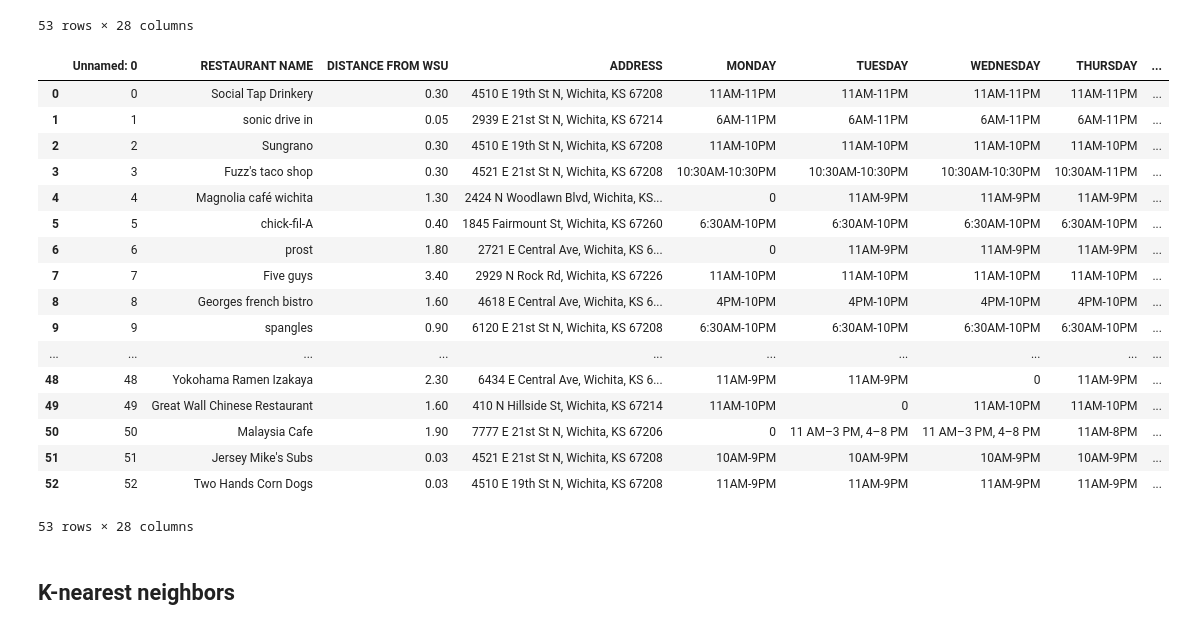
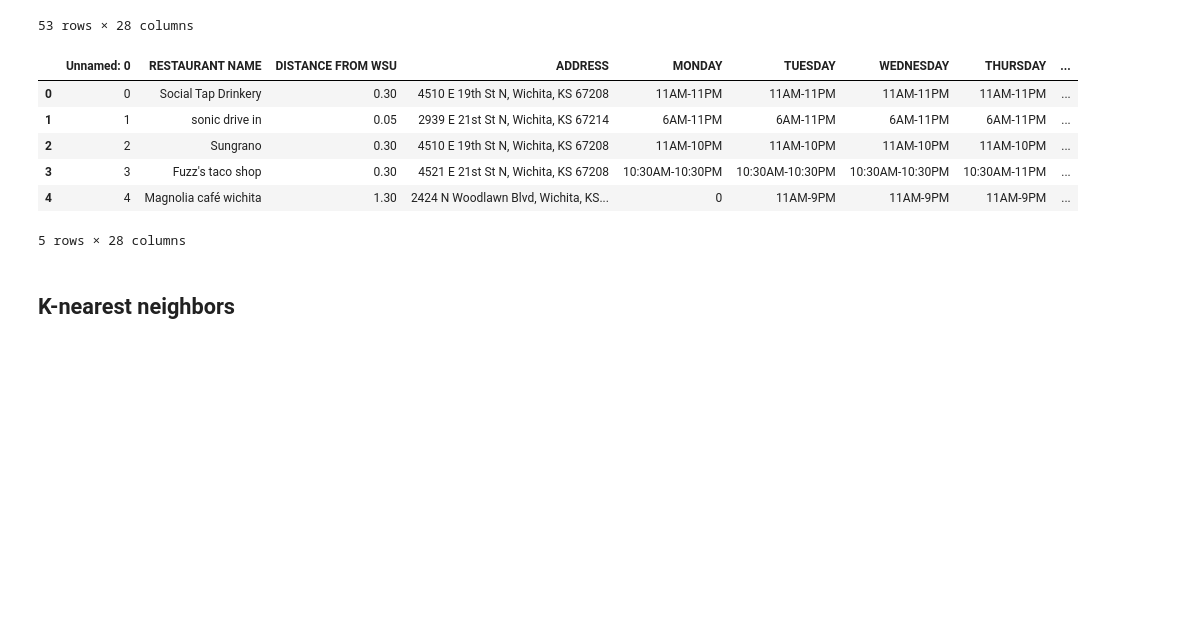
Before and after one commit to MarshallMor/Data-Science-Project, a Jupyter notebook: Group 5 Milestone 2.ipynb, the cells around one changed output. Cells and saved outputs as stored; diff of their text form; code cells hidden in the pictures; blank space fills up the shorter version.

```diff
--- a/Group 5 Milestone 2.ipynb
+++ b/Group 5 Milestone 2.ipynb
@@ -244,36 +244,25 @@ apartments_pd['Address']=apartments_pd['Address'].replace('N Vassar (Avenue|Ave)
 # %%
 #UNCOMMENT LINE BELOW TO REQUEST LAT AND LONG UPDATES, Don't run this too many times, can get blacklisted with too many repeat attempts. Supposed to cache the result
 # apartments_pd['location'] = apartments_pd['Address'].progress_apply(geocode)
 #apartments_pd['LATITUDE'] = apartments_pd['location'].apply(lambda loc: loc.latitude if loc else None)
 #apartments_pd['LONGITUDE'] = apartments_pd['location'].apply(lambda loc: loc.longitude if loc else None)
 
 #apartments_pd
 
 #apartments_pd.to_csv('apartments_with_geolocation.csv')
 
 #Otherwise just read file that I saved
 apartments_geolocation = pd.read_csv('restaurants_with_geolocation.csv')
 
-apartments_geolocation
+apartments_geolocation.head(5)
 # %% [output]
 |  | Unnamed: 0 | RESTAURANT NAME | DISTANCE FROM WSU | ADDRESS | MONDAY | TUESDAY | WEDNESDAY | THURSDAY | ... |
 | 0 | 0 | Social Tap Drinkery | 0.30 | 4510 E 19th St N, Wichita, KS 67208 | 11AM-11PM | 11AM-11PM | 11AM-11PM | 11AM-11PM | ... |
 | 1 | 1 | sonic drive in | 0.05 | 2939 E 21st St N, Wichita, KS 67214 | 6AM-11PM | 6AM-11PM | 6AM-11PM | 6AM-11PM | ... |
 | 2 | 2 | Sungrano | 0.30 | 4510 E 19th St N, Wichita, KS 67208 | 11AM-10PM | 11AM-10PM | 11AM-10PM | 11AM-10PM | ... |
 | 3 | 3 | Fuzz's taco shop | 0.30 | 4521 E 21st St N, Wichita, KS 67208 | 10:30AM-10:30PM | 10:30AM-10:30PM | 10:30AM-10:30PM | 10:30AM-11PM | ... |
 | 4 | 4 | Magnolia café wichita | 1.30 | 2424 N Woodlawn Blvd, Wichita, KS... | 0 | 11AM-9PM | 11AM-9PM | 11AM-9PM | ... |
-| 5 | 5 | chick-fil-A | 0.40 | 1845 Fairmount St, Wichita, KS 67260 | 6:30AM-10PM | 6:30AM-10PM | 6:30AM-10PM | 6:30AM-10PM | ... |
-| 6 | 6 | prost | 1.80 | 2721 E Central Ave, Wichita, KS 6... | 0 | 11AM-9PM | 11AM-9PM | 11AM-9PM | ... |
-| 7 | 7 | Five guys | 3.40 | 2929 N Rock Rd, Wichita, KS 67226 | 11AM-10PM | 11AM-10PM | 11AM-10PM | 11AM-10PM | ... |
-| 8 | 8 | Georges french bistro | 1.60 | 4618 E Central Ave, Wichita, KS 6... | 4PM-10PM | 4PM-10PM | 4PM-10PM | 4PM-10PM | ... |
-| 9 | 9 | spangles | 0.90 | 6120 E 21st St N, Wichita, KS 67208 | 6:30AM-10PM | 6:30AM-10PM | 6:30AM-10PM | 6:30AM-10PM | ... |
-| ... | ... | ... | ... | ... | ... | ... | ... | ... | ... |
-| 48 | 48 | Yokohama Ramen Izakaya | 2.30 | 6434 E Central Ave, Wichita, KS 6... | 11AM-9PM | 11AM-9PM | 0 | 11AM-9PM | ... |
-| 49 | 49 | Great Wall Chinese Restaurant | 1.60 | 410 N Hillside St, Wichita, KS 67214 | 11AM-10PM | 0 | 11AM-10PM | 11AM-10PM | ... |
-| 50 | 50 | Malaysia Cafe | 1.90 | 7777 E 21st St N, Wichita, KS 67206 | 0 | 11 AM–3 PM, 4–8 PM | 11 AM–3 PM, 4–8 PM | 11AM-8PM | ... |
-| 51 | 51 | Jersey Mike's Subs | 0.03 | 4521 E 21st St N, Wichita, KS 67208 | 10AM-9PM | 10AM-9PM | 10AM-9PM | 10AM-9PM | ... |
-| 52 | 52 | Two Hands Corn Dogs | 0.03 | 4510 E 19th St N, Wichita, KS 67208 | 11AM-9PM | 11AM-9PM | 11AM-9PM | 11AM-9PM | ... |
-53 rows × 28 columns
+5 rows × 28 columns
 # %% [markdown]
 ## K-nearest neighbors
 # %%
```
Also changed, not shown: parts of 10 cells of this notebook.
